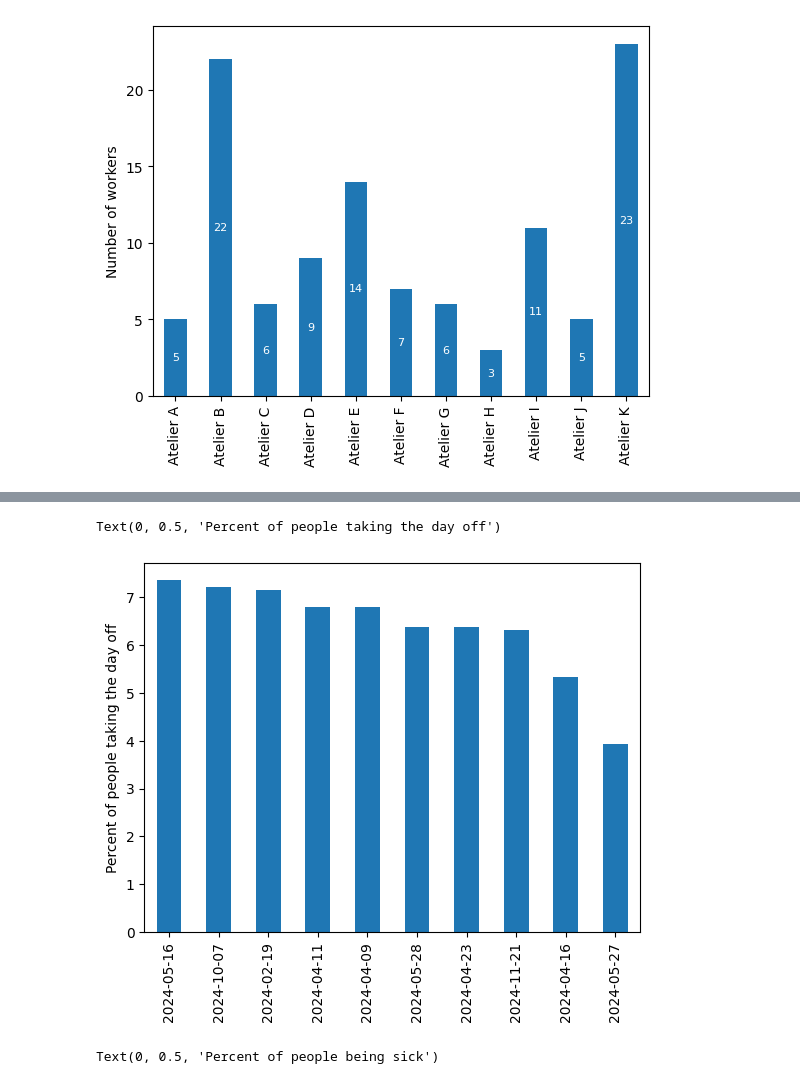
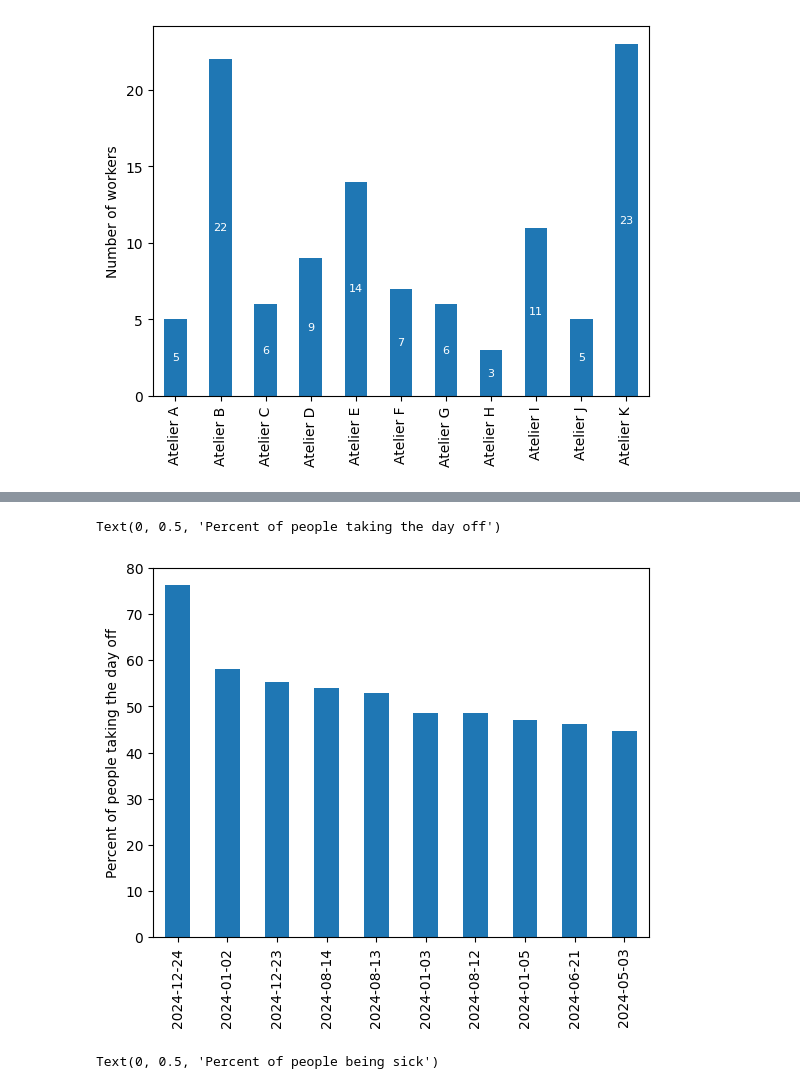
Before and after one commit to Fnor-BE/on-duty-2024, a Jupyter notebook: on-duty.ipynb, the cells around one changed output, grey strips where cells are left out. Saved outputs shown, nothing was run; the diff lists cells and outputs as text; code cells hidden in the pictures.

```diff
--- a/on-duty.ipynb
+++ b/on-duty.ipynb
@@ -185,0 +236,2 @@ Text(0, 0.5, 'Percent of workers (%)')
+# %%
+normalized_daily_status.drop(columns=['Working'], inplace=True)
@@ -186,16 +261,11 @@ Text(0, 0.5, 'Percent of workers (%)')
 # %%
-# top_off = normalized_category_counts['Off'].sort_values(ascending=False).head(10)
-# top_off.plot(kind='bar')
-# plt.xlabel('')
-# plt.ylabel('Percent of people taking the day off')
-
-top_off = normalized_daily_status['Off'].sort_values(ascending=False).tail(10)
+top_off = normalized_daily_status['Off'].sort_values(ascending=False).head(10)
 top_off.plot(kind='bar')
 plt.xlabel('')
 plt.ylabel('Percent of people taking the day off')
 # %% [output]
 Text(0, 0.5, 'Percent of people taking the day off')
-[figure, old version]
+[figure, new version]
 # %%
 top_sick = normalized_daily_status['Sick'].sort_values(ascending=False).head(10)
 top_sick.plot(kind='bar')
```
Also changed, not shown: parts of 24 cells of this notebook.
